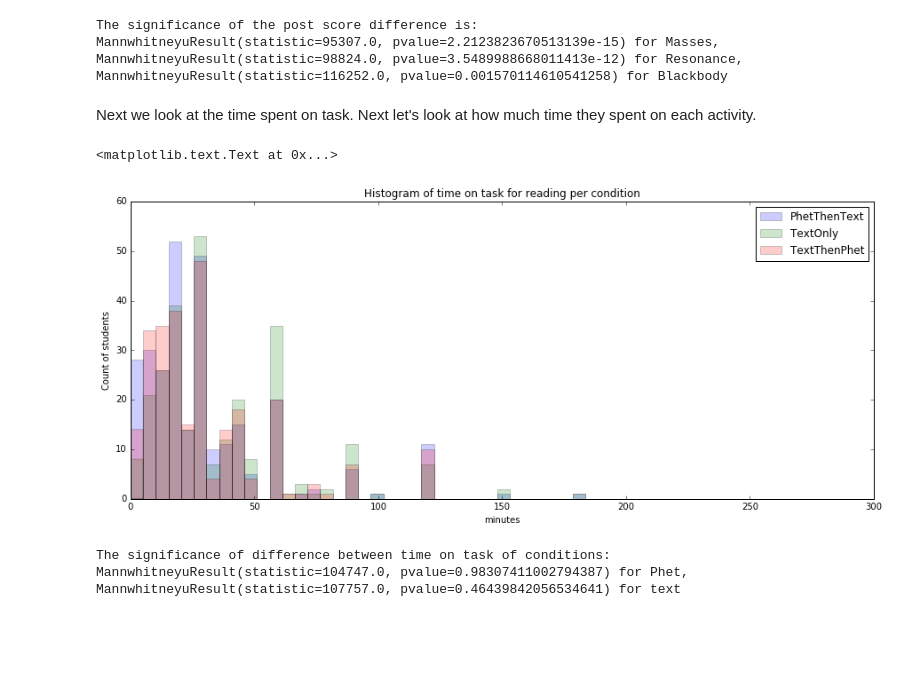
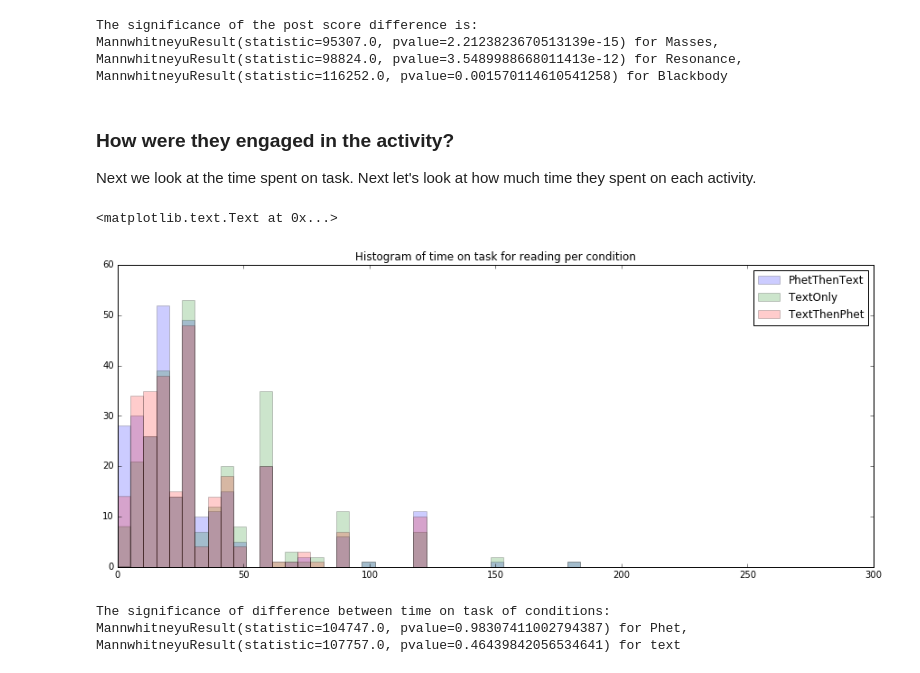
Before and after one commit to sperez8/Phet-log-analyzer, a Jupyter notebook: prereading/analyze_prereading_data.ipynb, the cells around one changed output. Saved outputs shown, nothing was run; the diff lists cells and outputs as text; code cells hidden in the pictures; blank space fills up the shorter version.

```diff
--- a/prereading/analyze_prereading_data.ipynb
+++ b/prereading/analyze_prereading_data.ipynb
@@ -95,8 +111,27 @@ First we want to make sure that the columns containing numerical data are treate
 # %%
 #converting columns to numerical types
-for column in ['Prescore for topic','Postscore for topic','Time on text for topic','Time on PhET for topic']:
+for column in ['Prescore','Postscore','Clickerscore', 'Time on text','Time on PhET']:
     df[column] = pd.to_numeric(df[column],errors='coerce')
 df = df.fillna(np.nan)
+
+def transform_enjoy(response):
+    response = str(response)
+    if 'No' in response or 'not' in response:
+        return False
+    elif 'enjoy' in response:
+        return True
+    else: return np.nan
+
+def transform_benefit(response):
+    response = str(response)
+    if 'Not' in response:
+        return False
+    elif 'beneficial' in response:
+        return True
+    else: return np.nan
+
+df['Benefitted'] = df['Postattitude - benefitted'].apply(transform_benefit)
+df['Enjoyed'] = df['Postattitude - enjoyed'].apply(transform_enjoy)
 # %% [markdown]
 Unfortunately we have a lot of rows with missing data. If we remove them, we end up with almost half the dataset. We will use this dataset when looking at engagement.
 # %%
@@ -133,16 +169,17 @@ MannwhitneyuResult(statistic=95307.0, pvalue=2.2123823670513139e-15) for Masses,
 MannwhitneyuResult(statistic=98824.0, pvalue=3.5489988668011413e-12) for Resonance,
 MannwhitneyuResult(statistic=116252.0, pvalue=0.001570114610541258) for Blackbody
 # %% [markdown]
+### How were they engaged in the activity?
 Next we look at the time spent on task. Next let's look at how much time they spent on each activity.
 # %%
 bins = np.linspace(0, 250, 50)
 plt.figure(figsize=(15,6))
-plt.hist(df[df['Treatment for topic']=='PhetThenText']['Time on text for topic'], bins, alpha=0.2, label='PhetThenText')
-plt.hist(df[df['Treatment for topic']=='TextOnly']['Time on text for topic'], bins, alpha=0.2, label='TextOnly')
-plt.hist(df[df['Treatment for topic']=='TextThenPhet']['Time on text for topic'], bins, alpha=0.2, label='TextThenPhet')
-#plt.hist(df2['Time on PhET for topic'], bins, alpha=0.5, label='PhET')
-plt.legend(loc='upper right');plt.xlabel('minutes');plt.ylabel('Count of students');plt.title('Histogram of time on task for reading per condition')
+plt.hist(df[df['Treatment']=='PhetThenText']['Time on text'], bins, alpha=0.2, label='PhetThenText')
+plt.hist(df[df['Treatment']=='TextOnly']['Time on text'], bins, alpha=0.2, label='TextOnly')
+plt.hist(df[df['Treatment']=='TextThenPhet']['Time on text'], bins, alpha=0.2, label='TextThenPhet')
+plt.legend(loc='upper right');plt.xlabel = 'minutes';plt.ylabel = 'Count of students'
+plt.title('Histogram of time on task for reading per condition')
 # %% [output]
 <matplotlib.text.Text at 0x...>
-[figure, old version]
+[figure, new version]
 # %%
```
Also changed, not shown: parts of 33 cells of this notebook, 3 other files.
